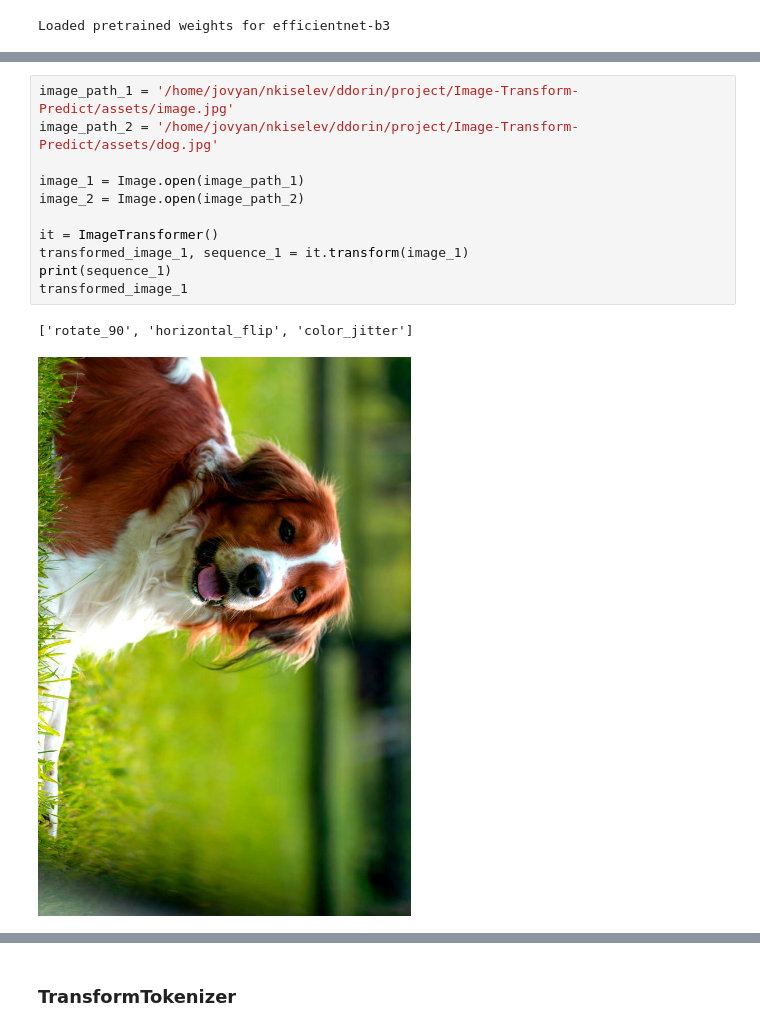
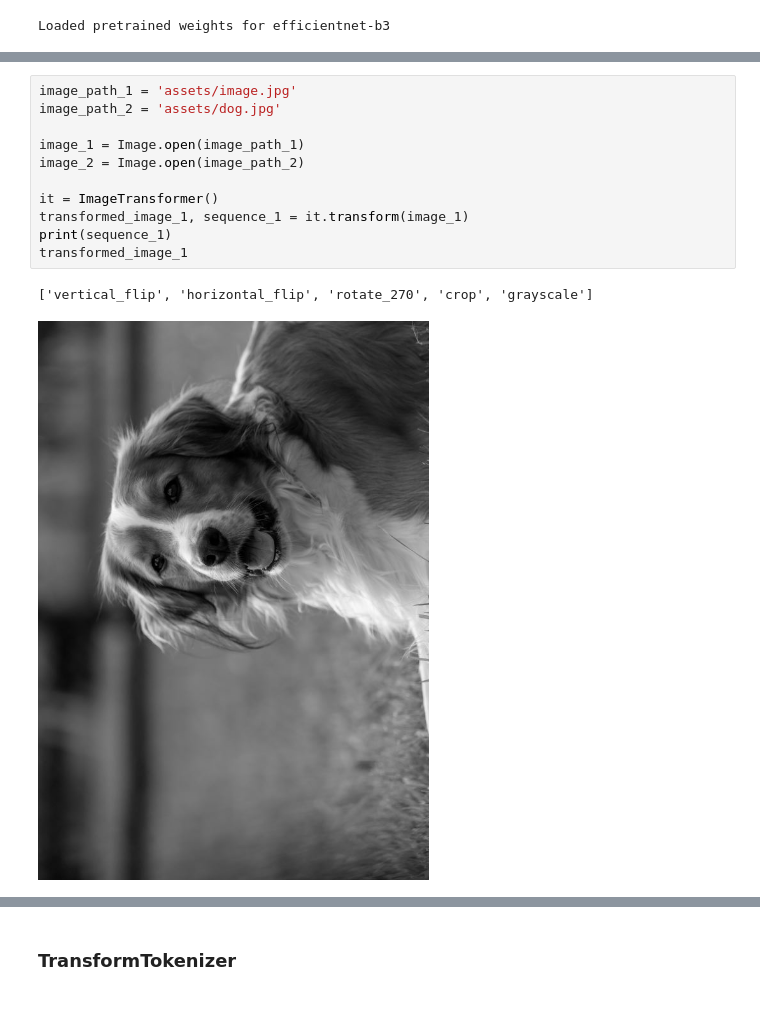
Before and after one commit to DorinDaniil/Image-Transform-Predict, a Jupyter notebook: experiments.ipynb, the cells around one changed output, grey strips where cells are left out. Cells and saved outputs as stored; diff of their text form.

```diff
--- a/experiments.ipynb
+++ b/experiments.ipynb
@@ -113,17 +74,17 @@ num_vectors: 13
 # %%
-image_path_1 = '/home/jovyan/nkiselev/ddorin/project/Image-Transform-Predict/assets/image.jpg'
-image_path_2 = '/home/jovyan/nkiselev/ddorin/project/Image-Transform-Predict/assets/dog.jpg'
+image_path_1 = 'assets/image.jpg'
+image_path_2 = 'assets/dog.jpg'
 
 image_1 = Image.open(image_path_1)
 image_2 = Image.open(image_path_2)
 
 it = ImageTransformer()
 transformed_image_1, sequence_1 = it.transform(image_1)
 print(sequence_1)
 transformed_image_1
 # %% [output]
-['rotate_90', 'horizontal_flip', 'color_jitter']
+['vertical_flip', 'horizontal_flip', 'rotate_270', 'crop', 'grayscale']
-[figure, old version]
+[figure, new version]
 # %%
 image_tensor_1 = preprocess(image_1).unsqueeze(0)
 image_tensor_2 = preprocess(image_2).unsqueeze(0)
```
Also changed, not shown: parts of 13 cells of this notebook, 1 other file.
